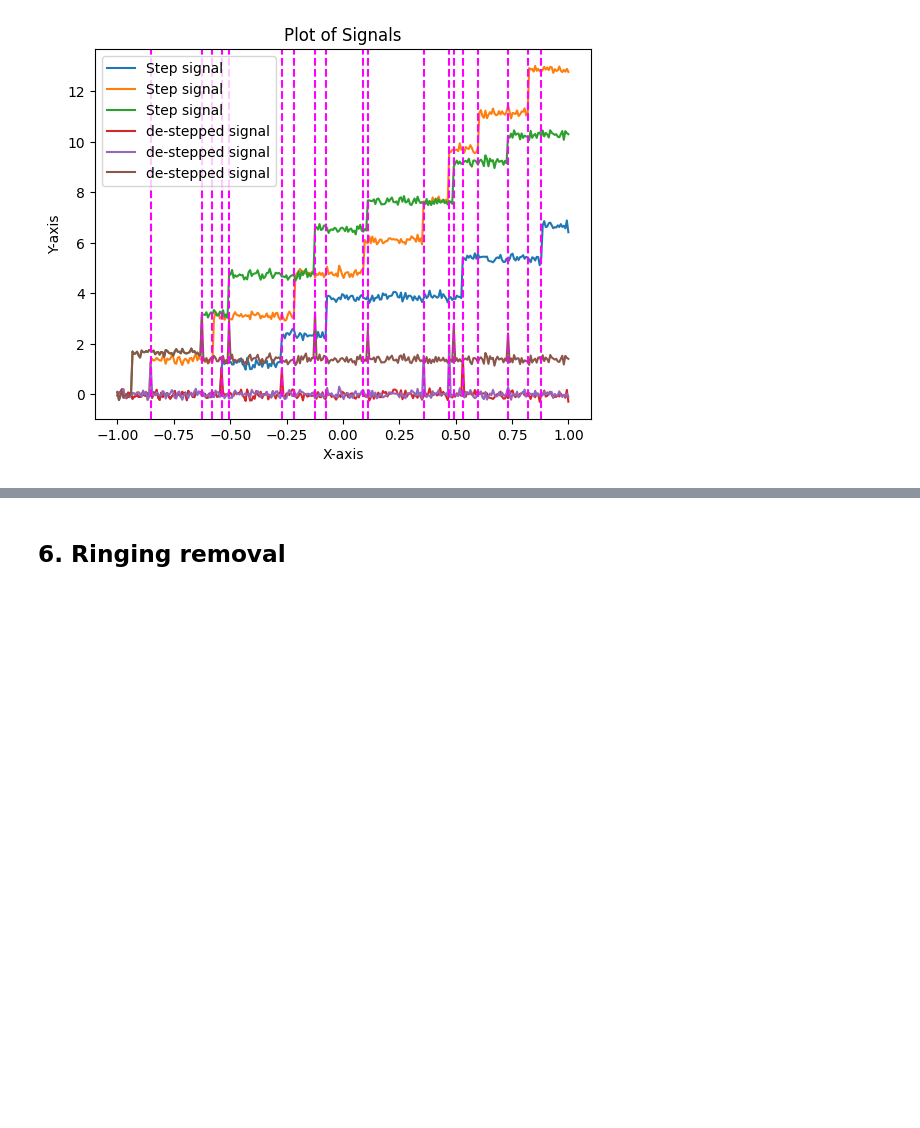
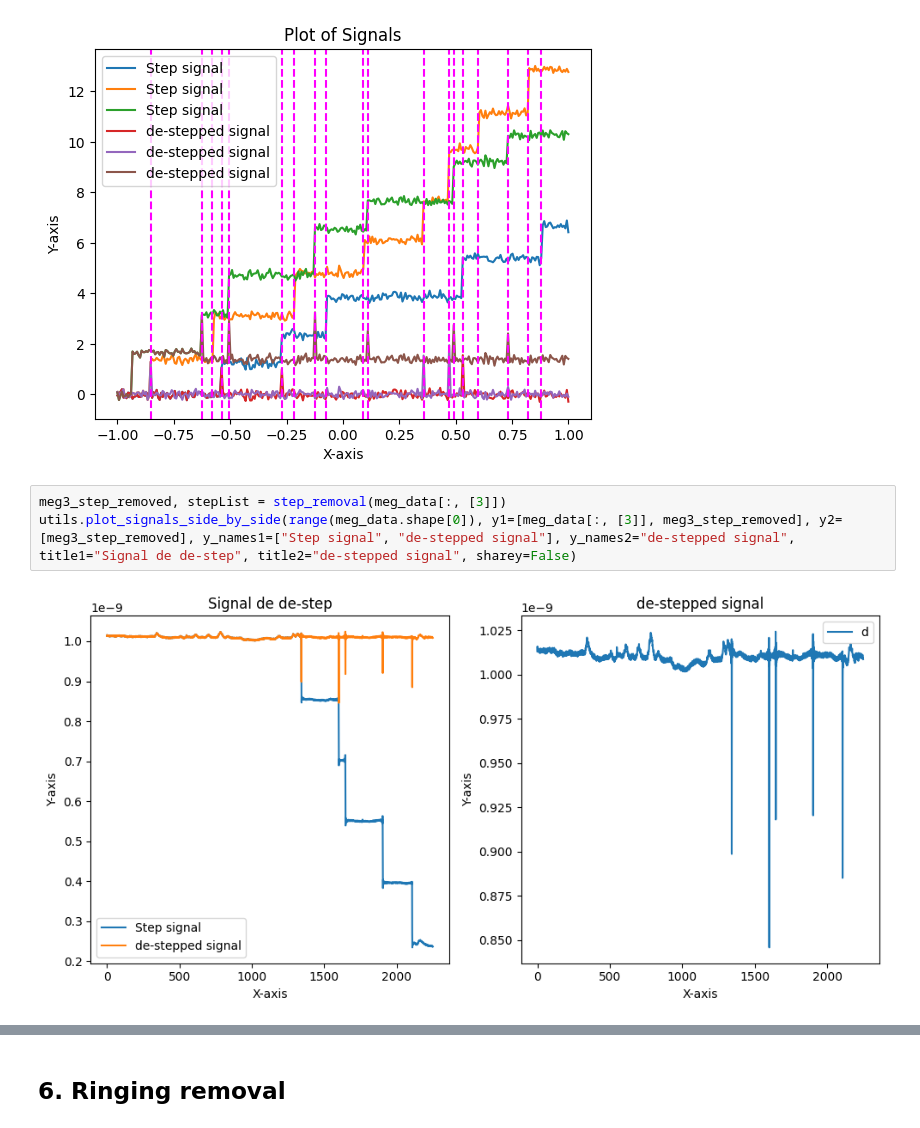
Before and after one commit to alexicanesse/robust-detrending-rereferencing-outlier-detection-and-inpainting-for-multichannel-data, a Jupyter notebook: implementation.ipynb, the cells around one changed output, grey strips where cells are left out. Drawn from its saved outputs; the diff is of its cells as text; blank space fills up the shorter version.

```diff
--- a/implementation.ipynb
+++ b/implementation.ipynb
@@ -302,3 +326,8 @@ x_step_removed, stepList = step_removal(x_step.T)
 utils.plot_signals(t, [x_step.T, x_step_removed], y_names=["Step signal", "de-stepped signal"], y_lines=[t[step] for steps in stepList for step in steps])
 # %% [output]
 [figure]
+# %%
+meg3_step_removed, stepList = step_removal(meg_data[:, [3]])
+utils.plot_signals_side_by_side(range(meg_data.shape[0]), y1=[meg_data[:, [3]], meg3_step_removed], y2=[meg3_step_removed], y_names1=["Step signal", "de-stepped signal"], y_names2="de-stepped signal", title1="Signal de de-step", title2="de-stepped signal", sharey=False)
+# %% [output]
+[figure, added]
```
Also changed, not shown: parts of 14 cells of this notebook, 1 other file.
